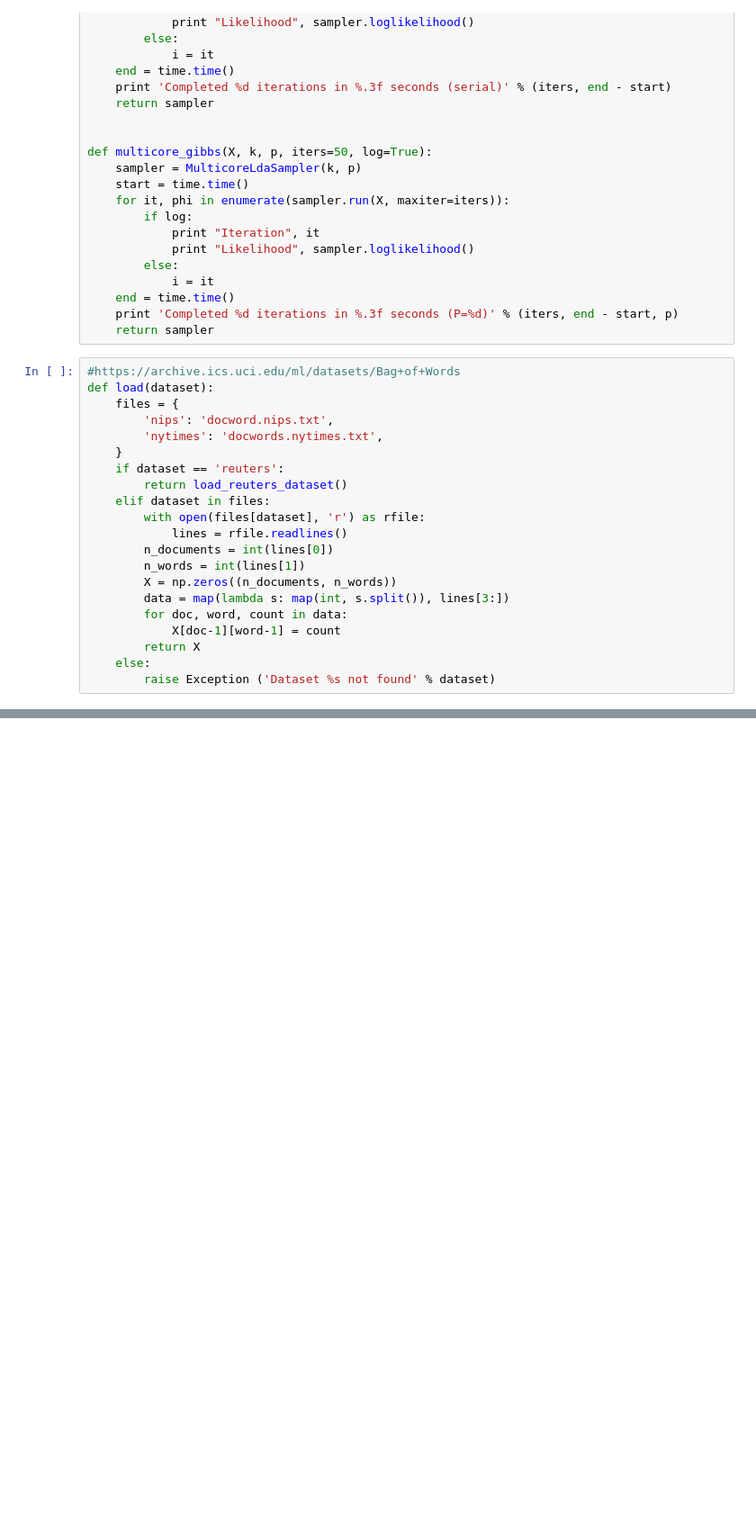
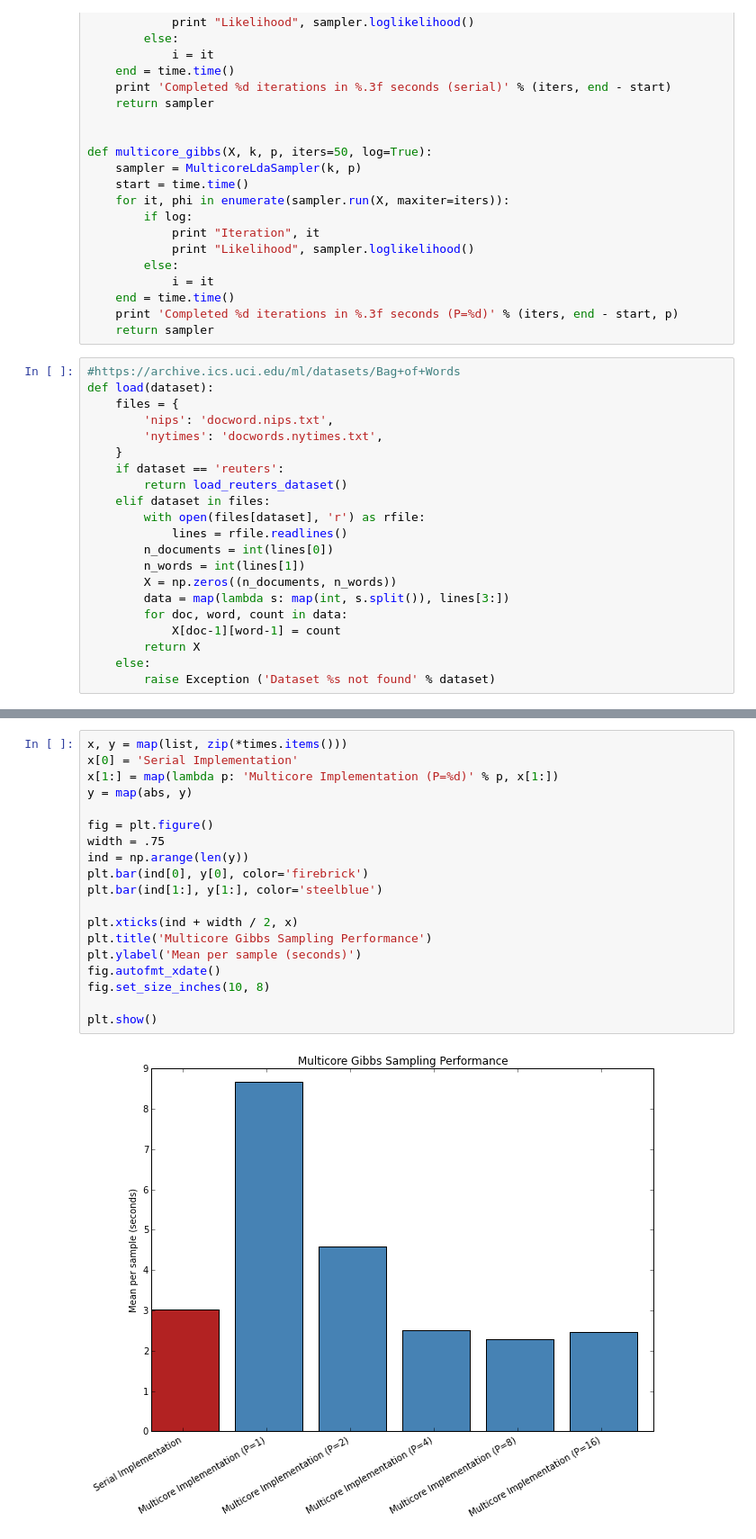
Before and after one commit to sbalanovich/ParallelGibbs, a Jupyter notebook: driver.ipynb, the cells around one changed output, grey strips where cells are left out. Shown at 90% size. Drawn from its saved outputs; the diff is of its cells as text; blank space fills up the shorter version.

```diff
--- a/driver.ipynb
+++ b/driver.ipynb
@@ -95,0 +132,21 @@ Sampled in 3.075 seconds
+# %%
+x, y = map(list, zip(*times.items()))
+x[0] = 'Serial Implementation'
+x[1:] = map(lambda p: 'Multicore Implementation (P=%d)' % p, x[1:])
+y = map(abs, y)
+
+fig = plt.figure()
+width = .75
+ind = np.arange(len(y))
+plt.bar(ind[0], y[0], color='firebrick')
+plt.bar(ind[1:], y[1:], color='steelblue')
+
+plt.xticks(ind + width / 2, x)
+plt.title('Multicore Gibbs Sampling Performance')
+plt.ylabel('Mean per sample (seconds)')
+fig.autofmt_xdate()
+fig.set_size_inches(10, 8)
+
+plt.show()
+# %% [output]
+[figure, added]
```
Also changed, not shown: parts of 5 cells of this notebook, 1 other file.
